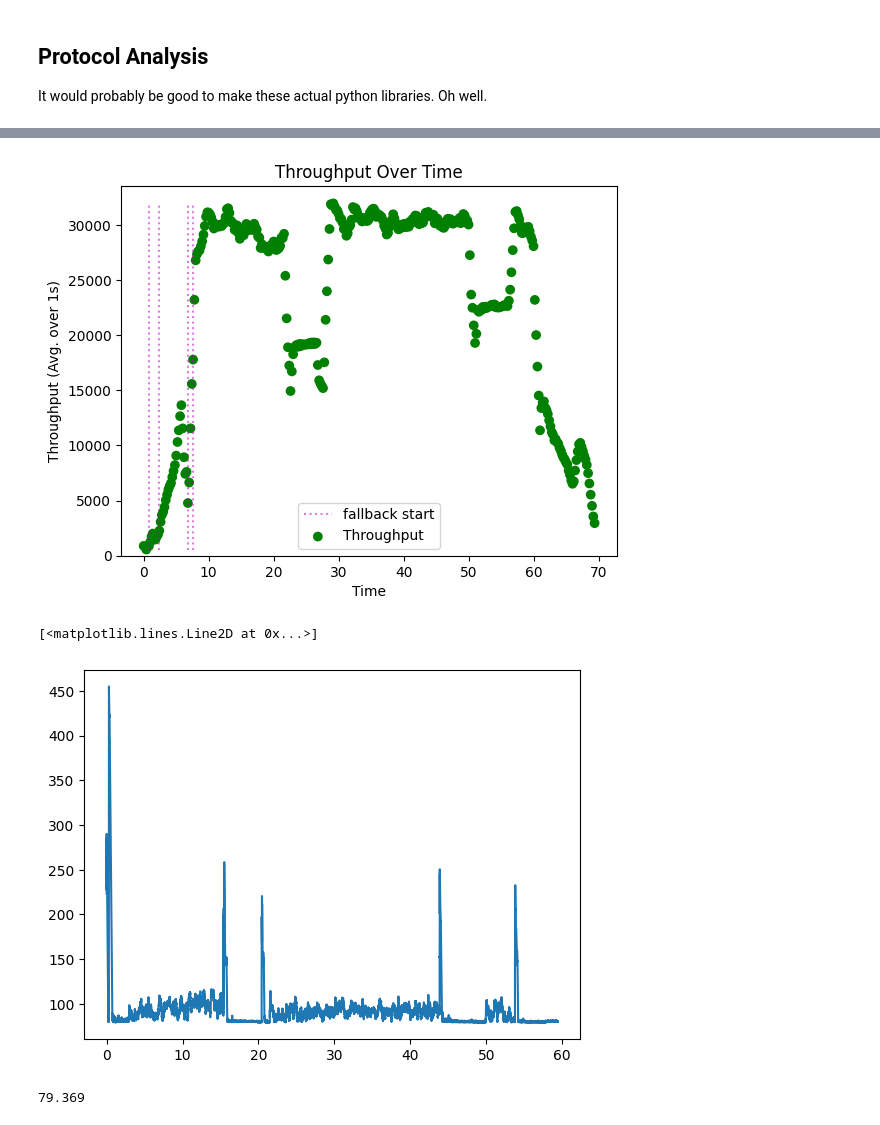
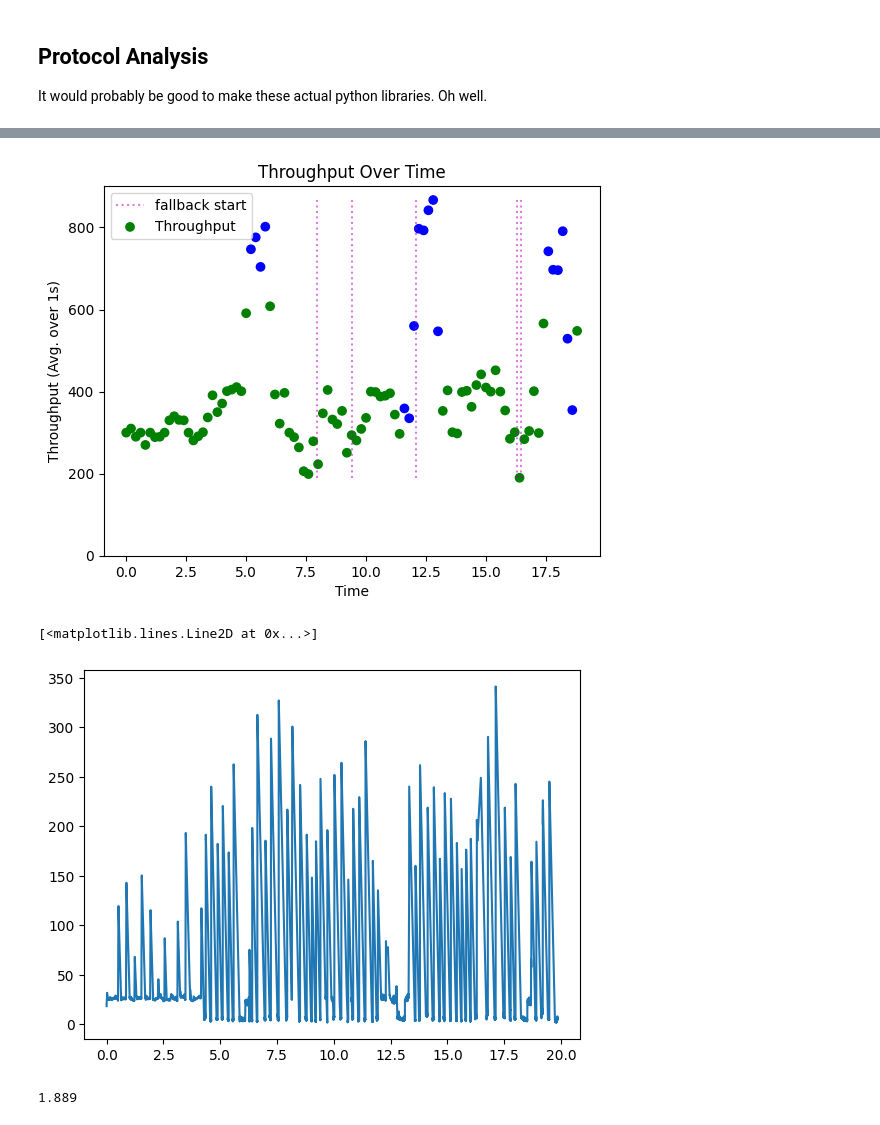
Before and after one commit to dqian3/DOM-BFT, a Jupyter notebook: results/analysis.ipynb, the cells around one changed output, grey strips where cells are left out. Cells and saved outputs as stored; diff of their text form; code cells hidden in the pictures.

```diff
--- a/results/analysis.ipynb
+++ b/results/analysis.ipynb
@@ -7,7 +7,7 @@ It would probably be good to make these actual python libraries. Oh well.
 
 from pathlib import Path
 
-filename="gcp_c16/cnt/dombft_if200.out"
+filename="local.out"
 
 if not Path(filename).exists():
     !cat ../logs/replica*.log ../logs/client*.log | grep PERF >{filename}
@@ -229,27 +228,27 @@ plt.legend()
 plt.ylim(0, None)
 plt.show()
 # %% [output]
-[figure, old version]
+[figure, new version]
 # %%
-cs = [x for x in commits if x["client_id"] == 10 and x["path"] != "missed"]
+cs = [x for x in commits if x["client_id"] == 0 and x["path"] != "missed"]
 
 start_times = [x["time"].timestamp() - x["latency"] / 10**6 for x in cs]
 min_t = min(start_times)
 
 starts = [t - min_t for t in start_times]
 
 data = list(zip(starts, cs))
 data = sorted(data, key=lambda t: t[0])
 
 latencies = [(t, x["latency"] / 1000) for t, x in data]
 
 times, latencies = zip(*latencies)
 
 plt.plot(times, latencies)
 # %% [output]
 [<matplotlib.lines.Line2D at 0x...>]
-[figure, old version]
+[figure, new version]
 # %%
 min((x for x in latencies))
 # %% [output]
-79.369
+1.889
```
Also changed, not shown: parts of 2 cells of this notebook, 7 other files.
